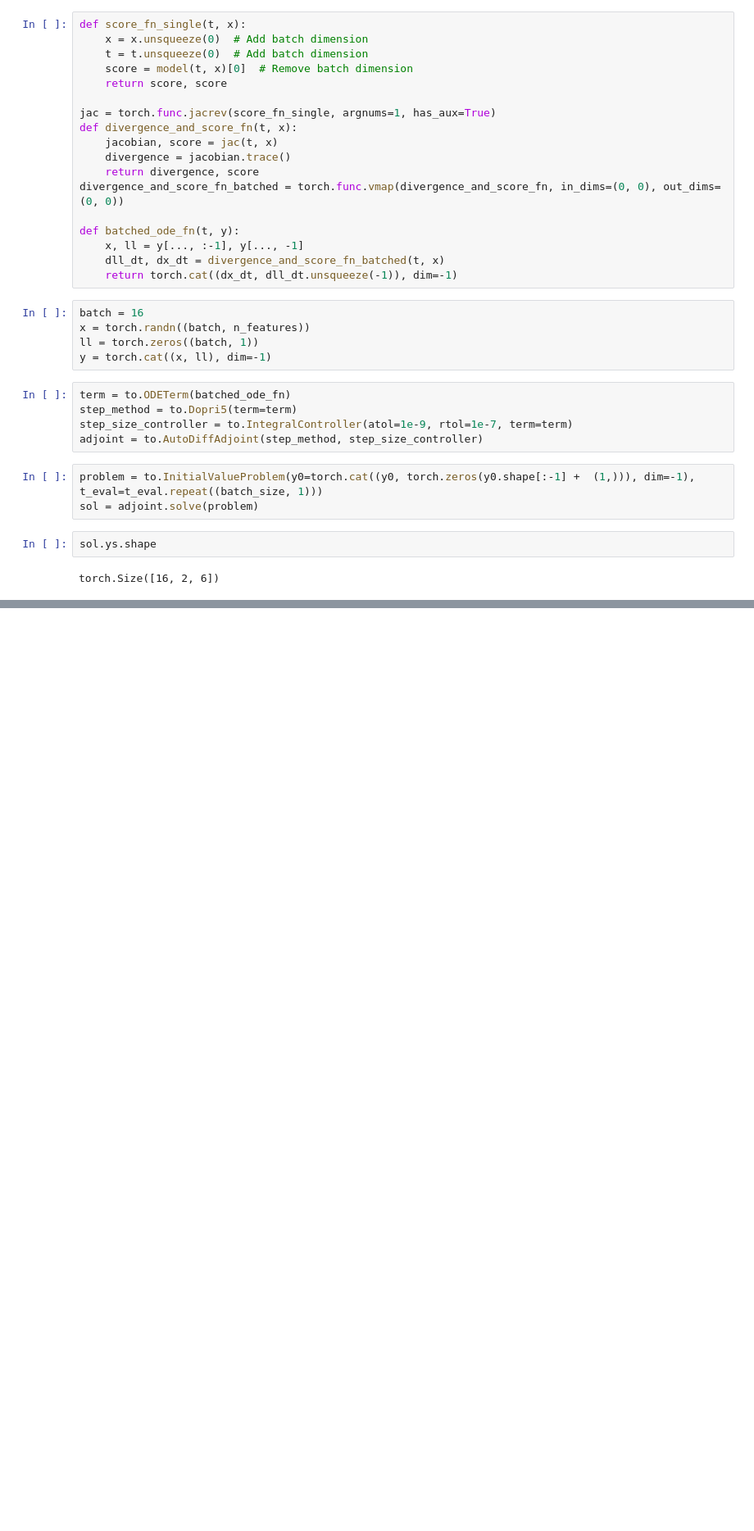
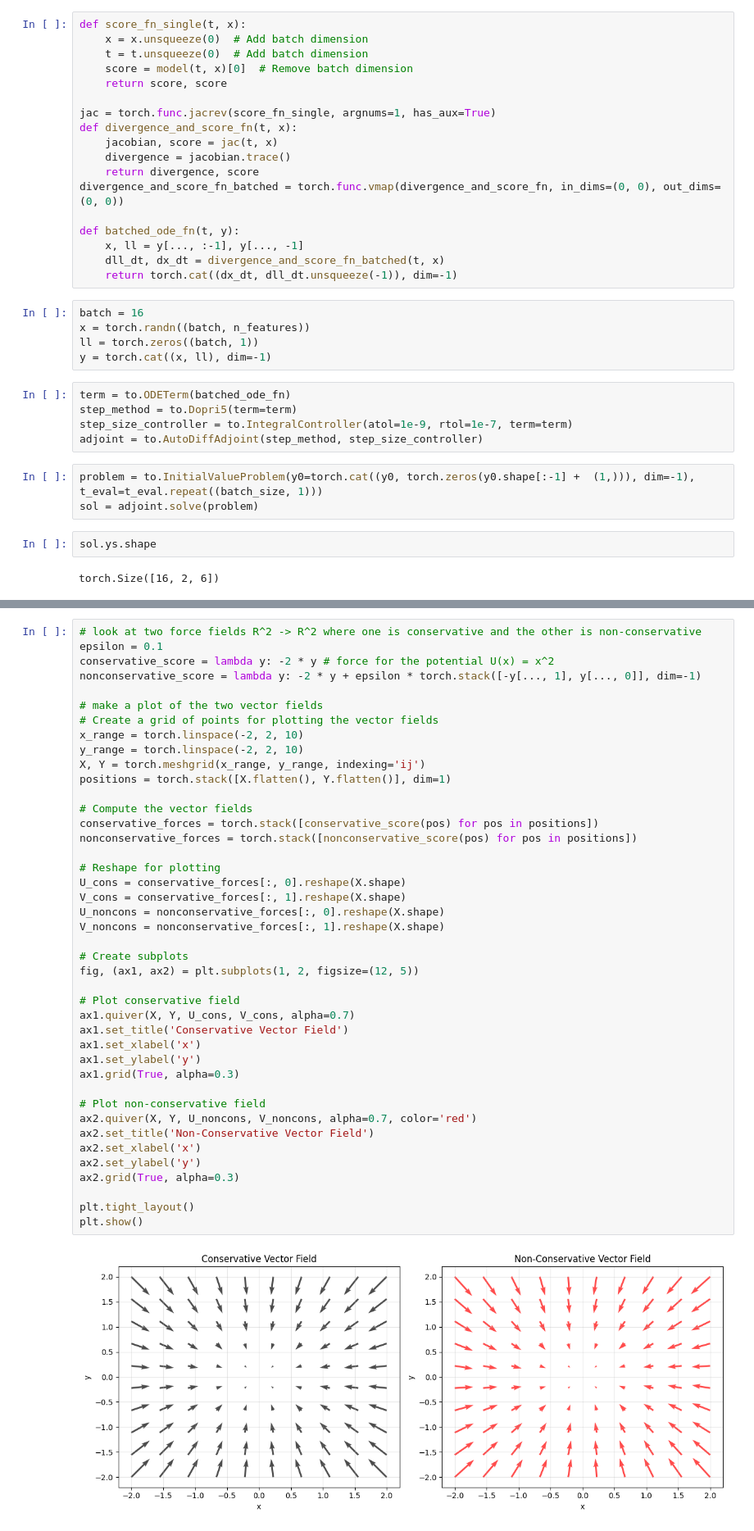
Before and after one commit to EthanZ0524/boltz-likelihoods, a Jupyter notebook: notebooks/parallel_ode.ipynb, the cells around one changed output, grey strips where cells are left out. Shown at 82% size. Saved outputs shown, nothing was run; the diff lists cells and outputs as text; blank space fills up the shorter version.

```diff
--- a/notebooks/parallel_ode.ipynb
+++ b/notebooks/parallel_ode.ipynb
@@ -86,0 +164,44 @@ Analytical JVP: tensor([-3.3397, -0.5751, -1.4779, -1.0123, -0.0532])
+# %%
+# look at two force fields R^2 -> R^2 where one is conservative and the other is non-conservative
+epsilon = 0.1
+conservative_score = lambda y: -2 * y # force for the potential U(x) = x^2
+nonconservative_score = lambda y: -2 * y + epsilon * torch.stack([-y[..., 1], y[..., 0]], dim=-1)
+
+# make a plot of the two vector fields
+# Create a grid of points for plotting the vector fields
+x_range = torch.linspace(-2, 2, 10)
+y_range = torch.linspace(-2, 2, 10)
+X, Y = torch.meshgrid(x_range, y_range, indexing='ij')
+positions = torch.stack([X.flatten(), Y.flatten()], dim=1)
+
+# Compute the vector fields
+conservative_forces = torch.stack([conservative_score(pos) for pos in positions])
+nonconservative_forces = torch.stack([nonconservative_score(pos) for pos in positions])
+
+# Reshape for plotting
+U_cons = conservative_forces[:, 0].reshape(X.shape)
+V_cons = conservative_forces[:, 1].reshape(X.shape)
+U_noncons = nonconservative_forces[:, 0].reshape(X.shape)
+V_noncons = nonconservative_forces[:, 1].reshape(X.shape)
+
+# Create subplots
+fig, (ax1, ax2) = plt.subplots(1, 2, figsize=(12, 5))
+
+# Plot conservative field
+ax1.quiver(X, Y, U_cons, V_cons, alpha=0.7)
+ax1.set_title('Conservative Vector Field')
+ax1.set_xlabel('x')
+ax1.set_ylabel('y')
+ax1.grid(True, alpha=0.3)
+
+# Plot non-conservative field
+ax2.quiver(X, Y, U_noncons, V_noncons, alpha=0.7, color='red')
+ax2.set_title('Non-Conservative Vector Field')
+ax2.set_xlabel('x')
+ax2.set_ylabel('y')
+ax2.grid(True, alpha=0.3)
+
+plt.tight_layout()
+plt.show()
+# %% [output]
+[figure, added]
```
Also changed, not shown: parts of 12 cells of this notebook, 1 other file.
